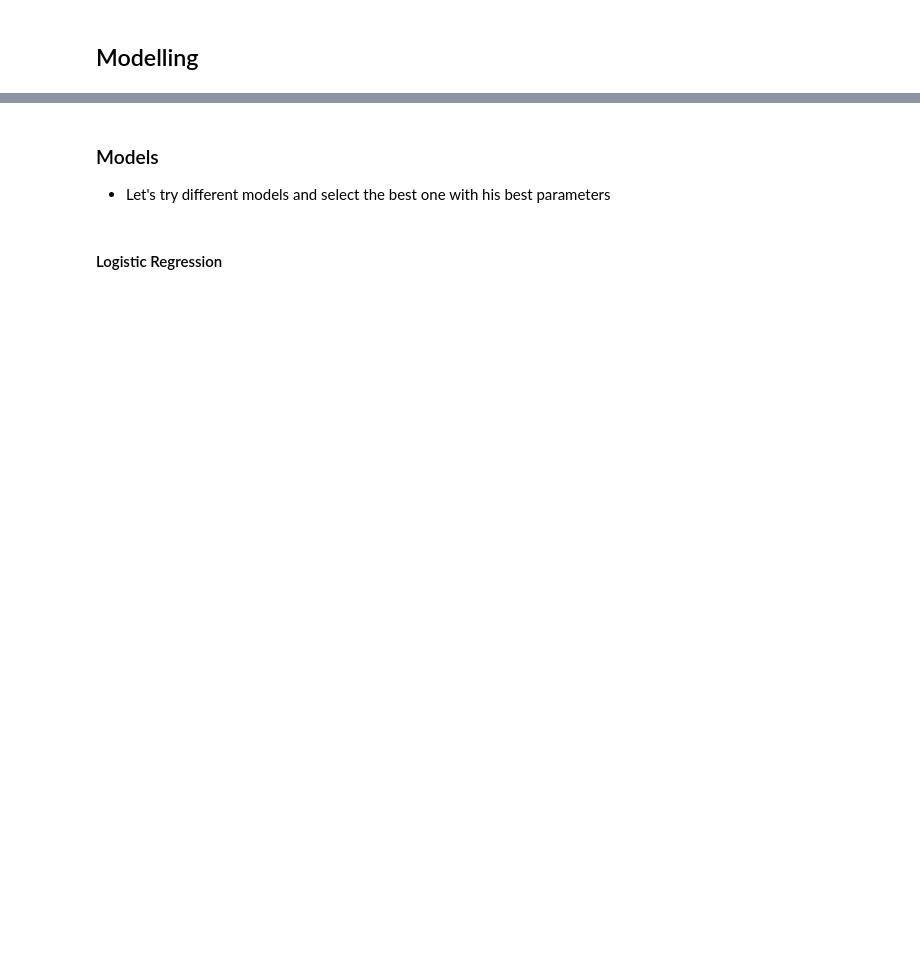
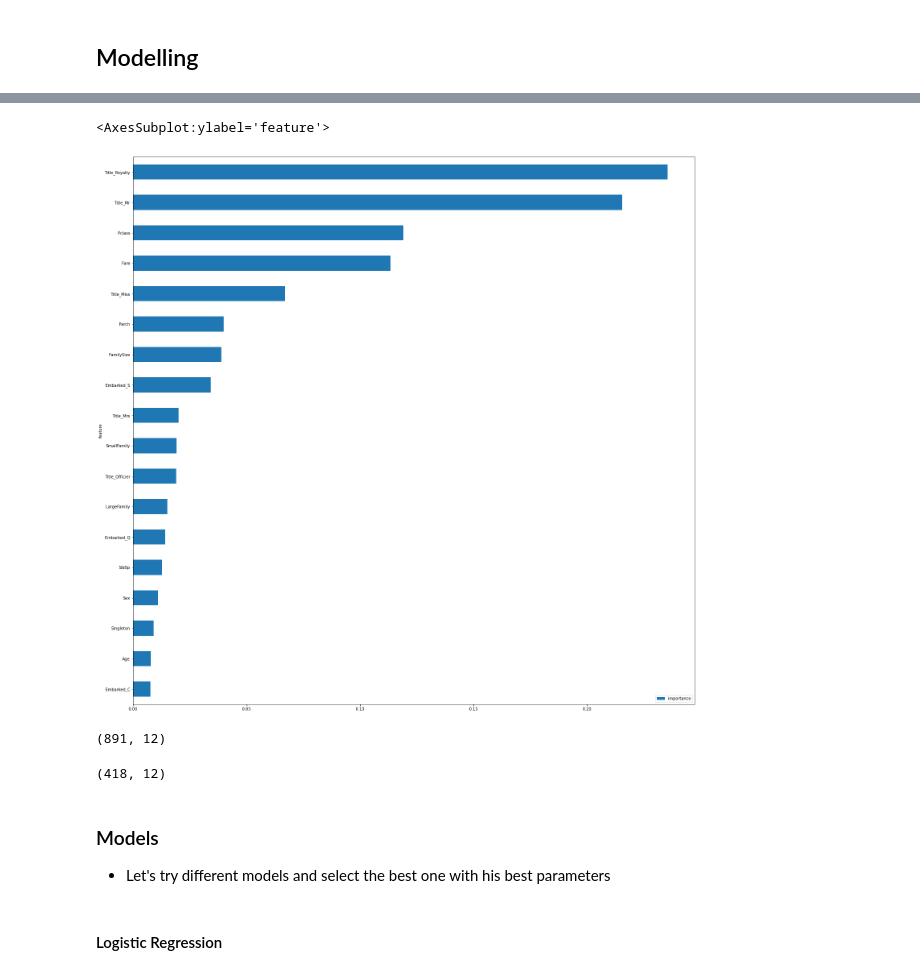
Before and after one commit to samuelzakouri/Titanic, a Jupyter notebook: titanic.ipynb, the cells around one changed output, grey strips where cells are left out. Cells and saved outputs as stored; diff of their text form; code cells hidden in the pictures; blank space fills up the shorter version.

```diff
--- a/titanic.ipynb
+++ b/titanic.ipynb
@@ -286,9 +367,10 @@ Name: Survived, dtype: int64
 def imputation(df):
 
     #df['Age'].fillna(df.Age.mean(), axis=0, inplace=True)
-    #df['Age'].fillna(df.Age.mean(), axis=0, inplace=True)
+    #df['Age'].fillna(df.Age.median(), axis=0, inplace=True)
     df['Embarked'].fillna(df['Embarked'].mode().iloc[0], axis=0, inplace=True)
     df['Fare'].fillna(df.Fare.mean(), axis=0, inplace=True)
+    df['Title'].fillna(df['Title'].mode().iloc[0], axis=0, inplace=True)
 
     return df
 # %%
@@ -298,7 +380,7 @@ def encoding(df):
     ct = ColumnTransformer(transformers=
     [('knn_imputer', KNNImputer(),['Age']),
     ('ordinal_encoder', OrdinalEncoder(),['Sex']),
-     ('one_hot_encoder', OneHotEncoder(), ['Embarked']),
+     ('one_hot_encoder', OneHotEncoder(), ['Embarked', 'Title']),
      ],
     remainder='passthrough')
 
@@ -361,3 +422,30 @@ pd.DataFrame(Dt.feature_importances_, index=features_names).plot.bar(figsize=(12
+# %%
+clf = RandomForestClassifier(random_state=0)
+clf = clf.fit(X_train, y_train)
+# %%
+features = pd.DataFrame()
+features['feature'] = ['Pclass', 'Sex', 'Age','SibSp', 'Parch', 'Fare', 'Embarked_S','Embarked_C','Embarked_Q',
+                       'Title_Miss', 'Title_Mr', 'Title_Mrs', 'Title_Officier', 'Title_Royalty',
+                       'FamilySize', 'Singleton', 'SmallFamily','LargeFamily']
+features['importance'] = clf.feature_importances_
+features.sort_values(by=['importance'], ascending=True, inplace=True)
+features.set_index('feature', inplace=True)
+# %%
+features.plot(kind='barh', figsize=(25, 25))
+# %% [output]
+<AxesSubplot:ylabel='feature'>
+[figure, added]
+# %%
+model = SelectFromModel(clf, prefit=True, threshold=0.015)
+X_train_reduced = model.transform(X_train)
+print(X_train_reduced.shape)
+# %% [output]
+(891, 12)
+# %%
+X_test_reduced = model.transform(X_test)
+print(X_test_reduced.shape)
+# %% [output]
+(418, 12)
 # %% [markdown]
 ### Models
 
```
Also changed, not shown: parts of 69 cells of this notebook.
